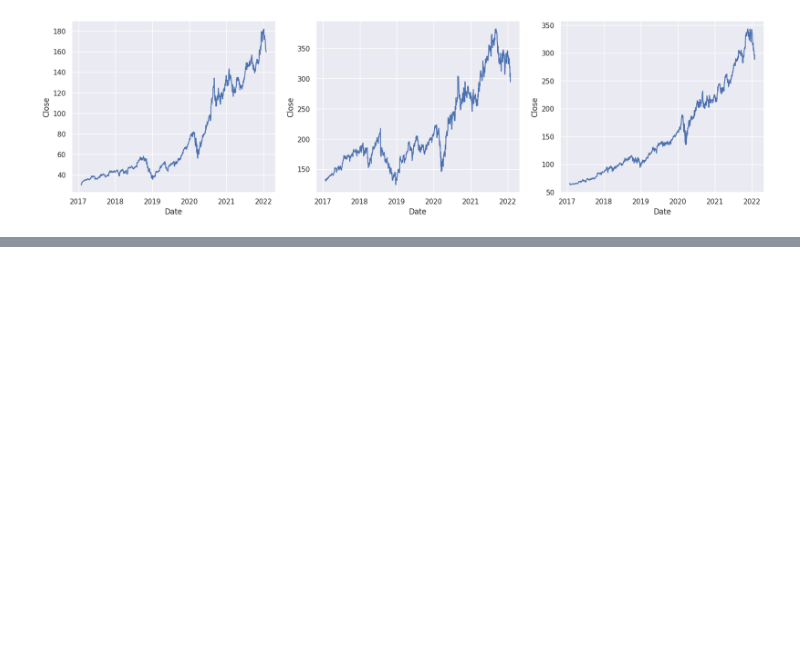
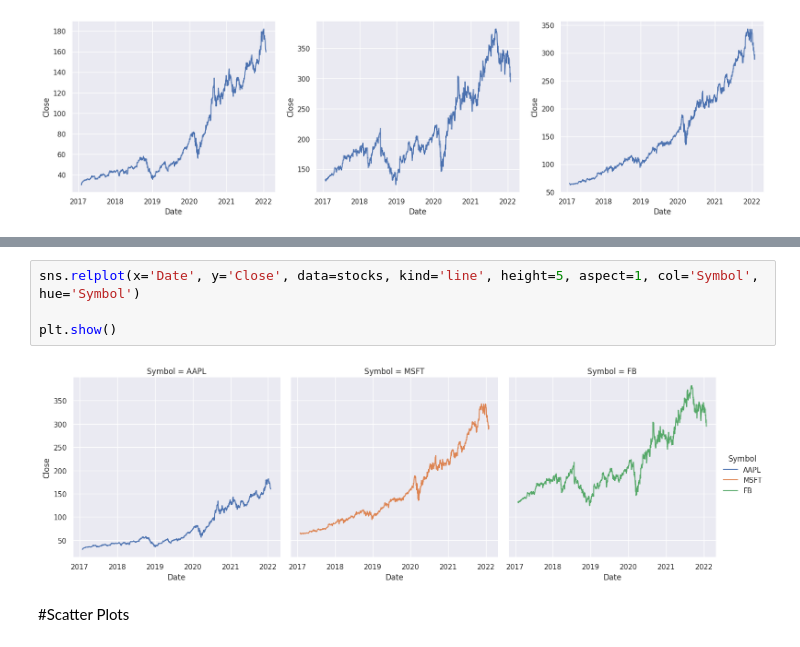
Before and after one commit to KeerthanaSistla/Python-for-Data-Analysis-Visualization, a Jupyter notebook: Seaborn.ipynb, the cells around one changed output, grey strips where cells are left out. Cells and saved outputs as stored; diff of their text form; blank space fills up the shorter version.

```diff
--- a/Seaborn.ipynb
+++ b/Seaborn.ipynb
@@ -257,0 +272,8 @@ sns.lineplot(x='Date', y='Close', data=stocks[stocks['Symbol']=='MSFT'],ax=ax3)
+# %%
+sns.relplot(x='Date', y='Close', data=stocks, kind='line', height=5, aspect=1, col='Symbol', hue='Symbol')
+
+plt.show()
+# %% [output]
+[figure, added]
+# %% [markdown]
+#Scatter Plots
```
Also changed, not shown: parts of 29 cells of this notebook.
